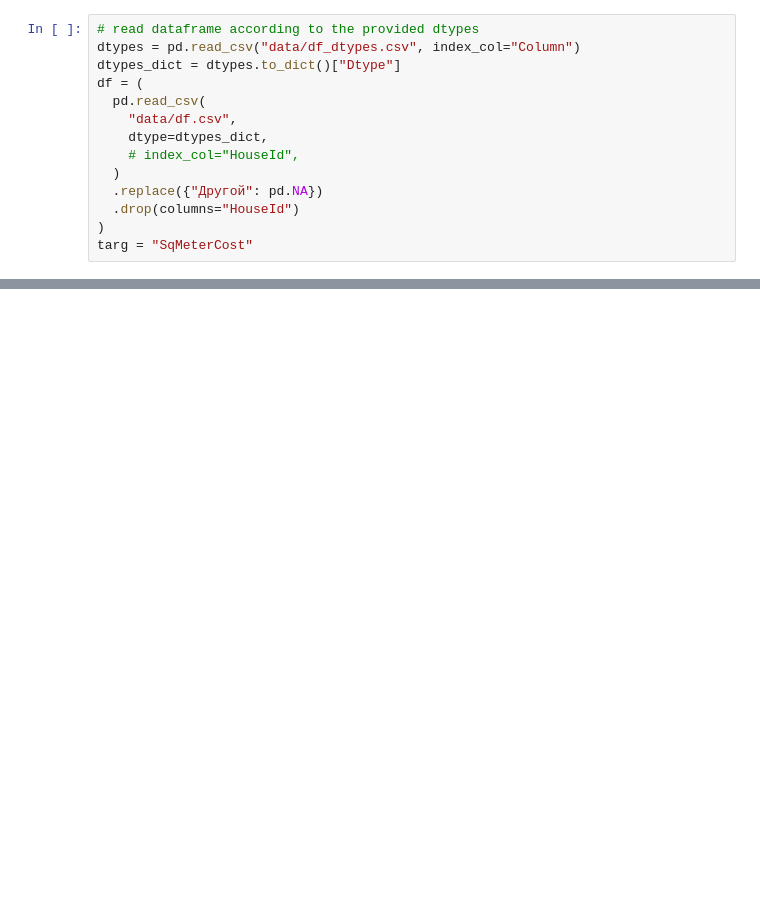
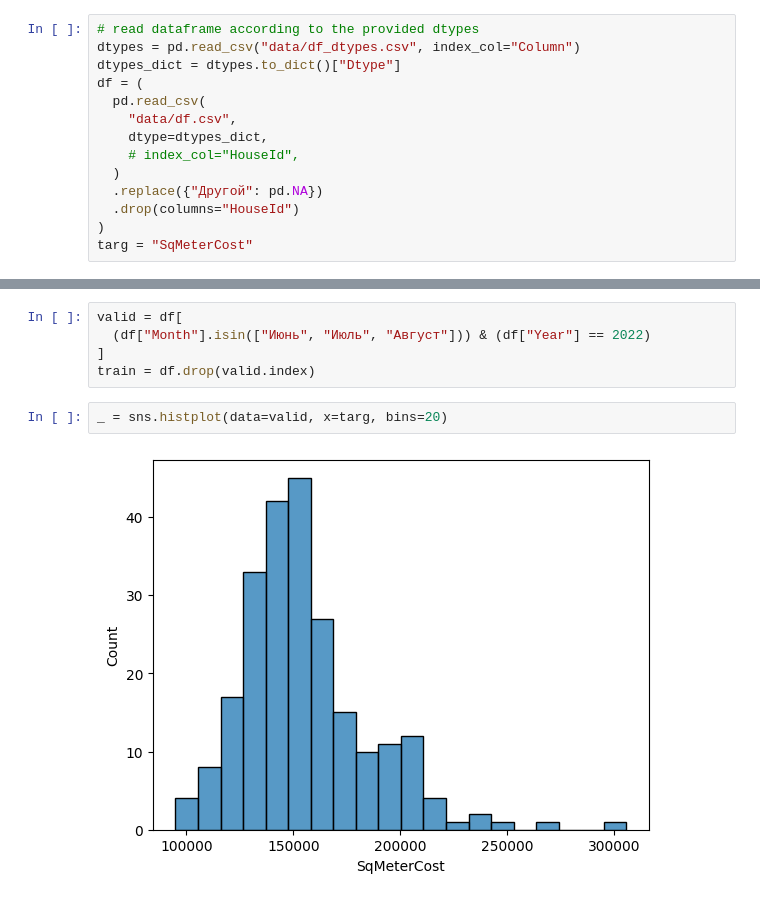
Before and after one commit to makcymal/realestate, a Jupyter notebook: model.ipynb, the cells around one changed output, grey strips where cells are left out. Saved outputs shown, nothing was run; the diff lists cells and outputs as text; blank space fills up the shorter version.

```diff
--- a/model.ipynb
+++ b/model.ipynb
@@ -57 +63,10 @@ _ = sns.histplot(data=df, x=targ, bins=20)
+# %%
+valid = df[
+  (df["Month"].isin(["Июнь", "Июль", "Август"])) & (df["Year"] == 2022)
+]
+train = df.drop(valid.index)
+# %%
+_ = sns.histplot(data=valid, x=targ, bins=20)
+# %% [output]
+[figure, added]
 # %%
```
Also changed, not shown: parts of 28 cells of this notebook, 3 other files.
